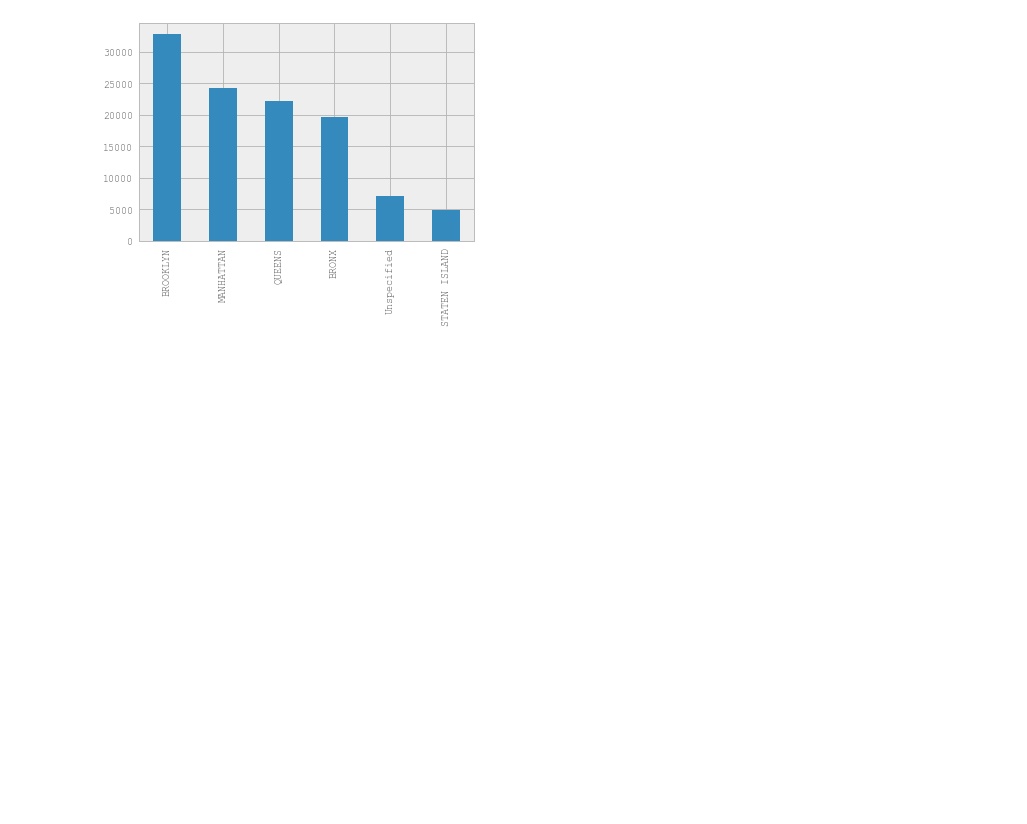
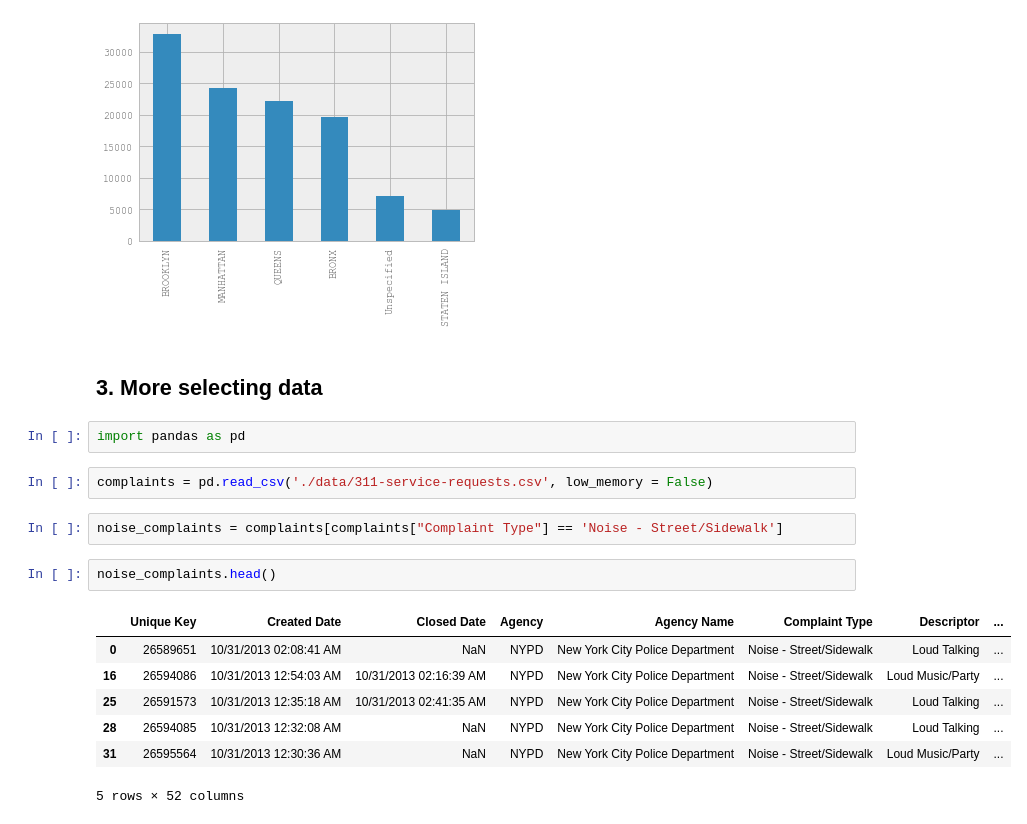
Before and after one commit to WojciechSupko/JupyterStuff, a Jupyter notebook: PandasTutorial.ipynb, the cells around one changed output. Cells and saved outputs as stored; diff of their text form; blank space fills up the shorter version.

```diff
--- a/PandasTutorial.ipynb
+++ b/PandasTutorial.ipynb
@@ -80,3 +80,21 @@ complaints["Borough"].value_counts().plot(kind = 'bar')
 # %% [output]
 <matplotlib.axes._subplots.AxesSubplot at 0x...>
 [figure]
+# %% [markdown]
+## 3. More selecting data
+# %%
+import pandas as pd
+# %%
+complaints = pd.read_csv('./data/311-service-requests.csv', low_memory = False)
+# %%
+noise_complaints = complaints[complaints["Complaint Type"] == 'Noise - Street/Sidewalk']
+# %%
+noise_complaints.head()
+# %% [output]
+|  | Unique Key | Created Date | Closed Date | Agency | Agency Name | Complaint Type | Descriptor | ... |
+| 0 | 26589651 | 10/31/2013 02:08:41 AM | NaN | NYPD | New York City Police Department | Noise - Street/Sidewalk | Loud Talking | ... |
+| 16 | 26594086 | 10/31/2013 12:54:03 AM | 10/31/2013 02:16:39 AM | NYPD | New York City Police Department | Noise - Street/Sidewalk | Loud Music/Party | ... |
+| 25 | 26591573 | 10/31/2013 12:35:18 AM | 10/31/2013 02:41:35 AM | NYPD | New York City Police Department | Noise - Street/Sidewalk | Loud Talking | ... |
+| 28 | 26594085 | 10/31/2013 12:32:08 AM | NaN | NYPD | New York City Police Department | Noise - Street/Sidewalk | Loud Talking | ... |
+| 31 | 26595564 | 10/31/2013 12:30:36 AM | NaN | NYPD | New York City Police Department | Noise - Street/Sidewalk | Loud Music/Party | ... |
+5 rows × 52 columns
```
Also changed, not shown: parts of 9 cells of this notebook.
